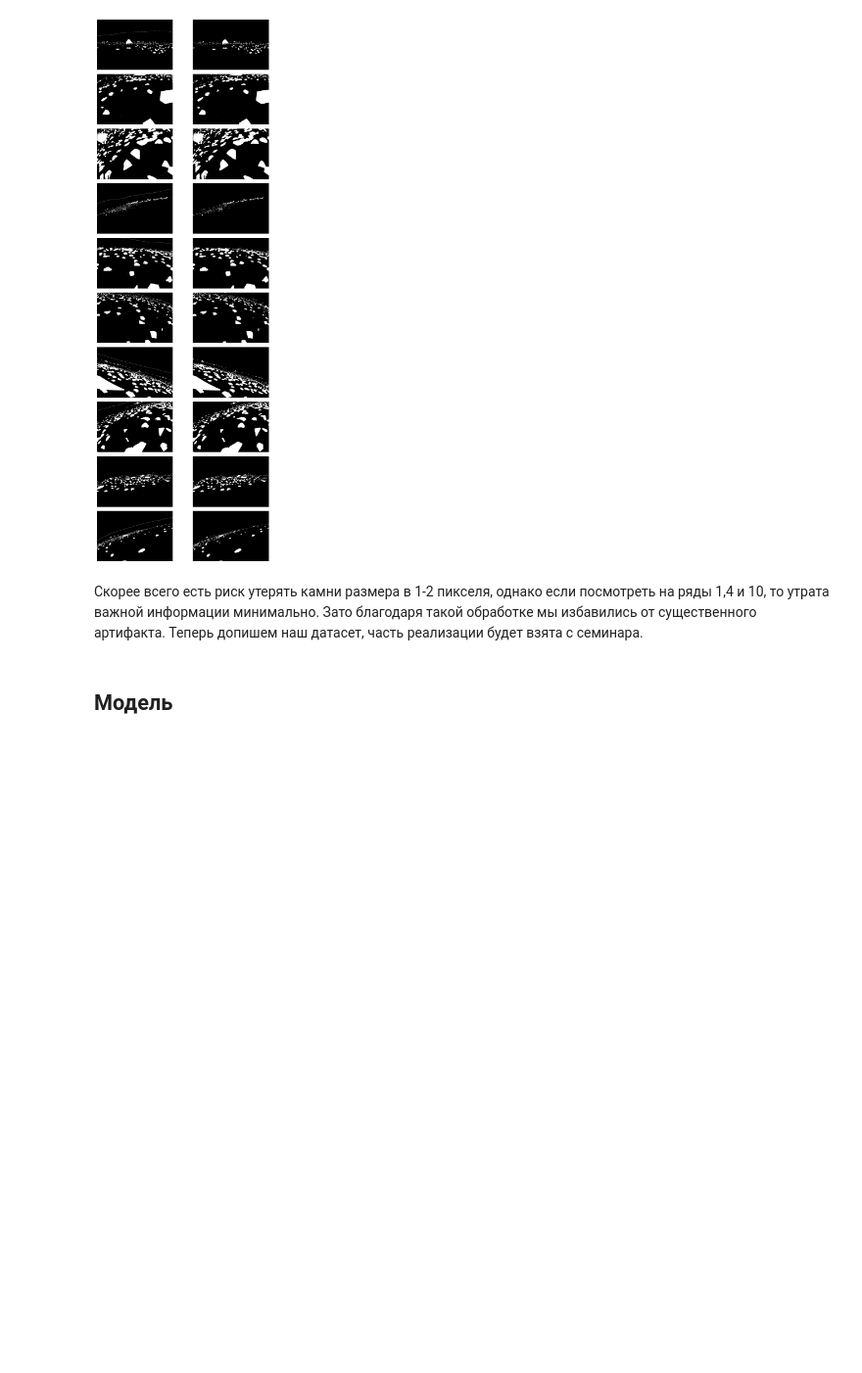
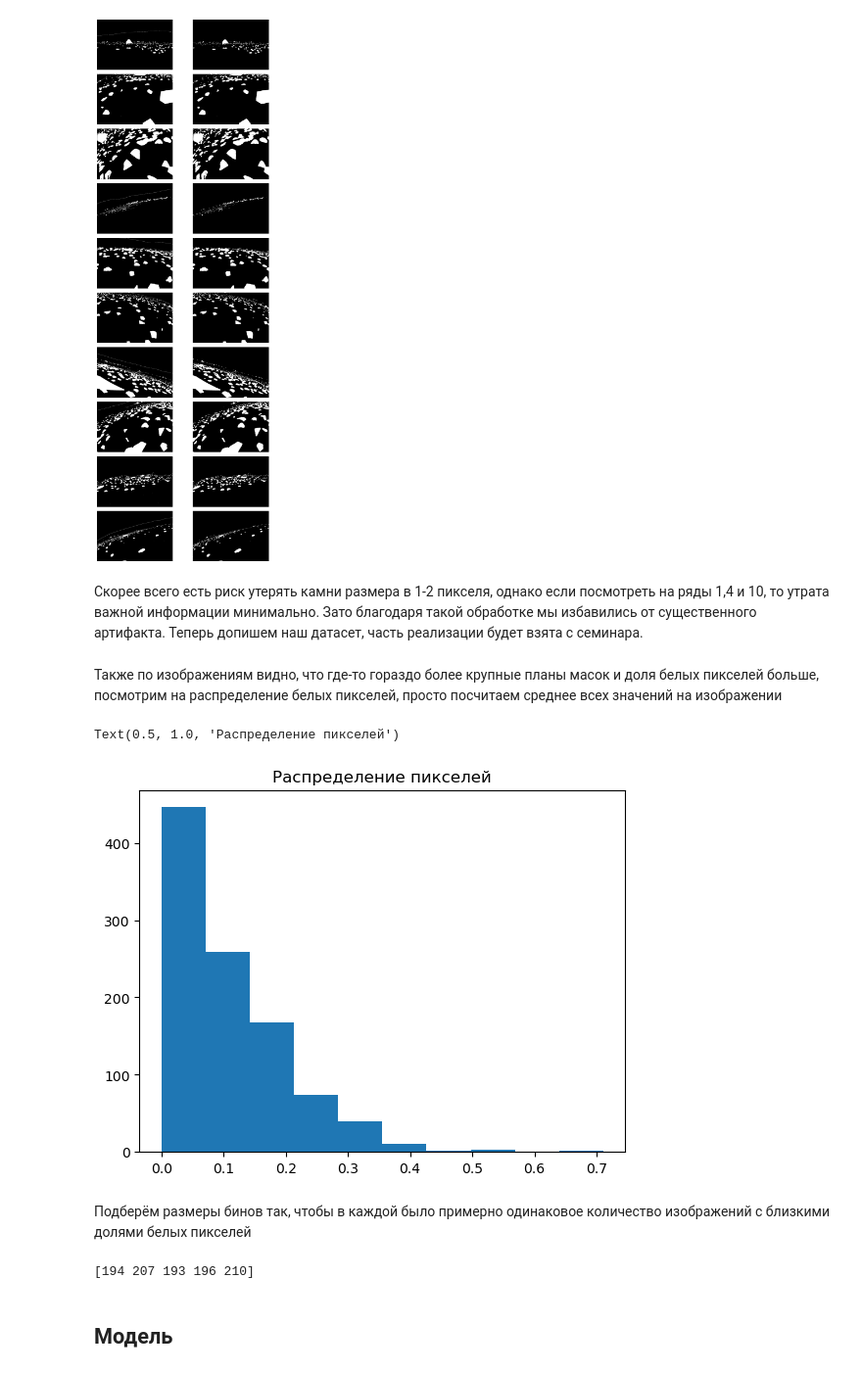
Before and after one commit to EHAT32/cv-masters-2025-fall, a Jupyter notebook: hw3.ipynb, the cells around one changed output. Shown at 98% size. Cells and saved outputs as stored; diff of their text form; code cells hidden in the pictures; blank space fills up the shorter version.

```diff
--- a/hw3.ipynb
+++ b/hw3.ipynb
@@ -871,3 +871,5 @@ class MoonDataset(Dataset):
 
     def __len__(self) -> int:
         return len(self.ground_masks)
+# %% [markdown]
+Также по изображениям видно, что где-то гораздо более крупные планы масок и доля белых пикселей больше, посмотрим на распределение белых пикселей, просто посчитаем среднее всех значений на изображении
@@ -874,3 +885,17 @@ class MoonDataset(Dataset):
+# %%
+plt.hist(ratios)
+plt.title('Распределение пикселей')
+# %% [output]
+Text(0.5, 1.0, 'Распределение пикселей')
+[figure, added]
+# %% [markdown]
+Подберём размеры бинов так, чтобы в каждой было примерно одинаковое количество изображений с близкими долями белых пикселей
+# %%
+bins = [0.025, 0.06, 0.105, 0.17, 1.0]
+y_strat = np.digitize(ratios, bins, right=True)
+print(np.bincount(y_strat))
+# %% [output]
+[194 207 193 196 210]
 # %%
 from sklearn.model_selection import train_test_split
 from torch.utils.data import Subset
```
Also changed, not shown: parts of 13 cells of this notebook.
